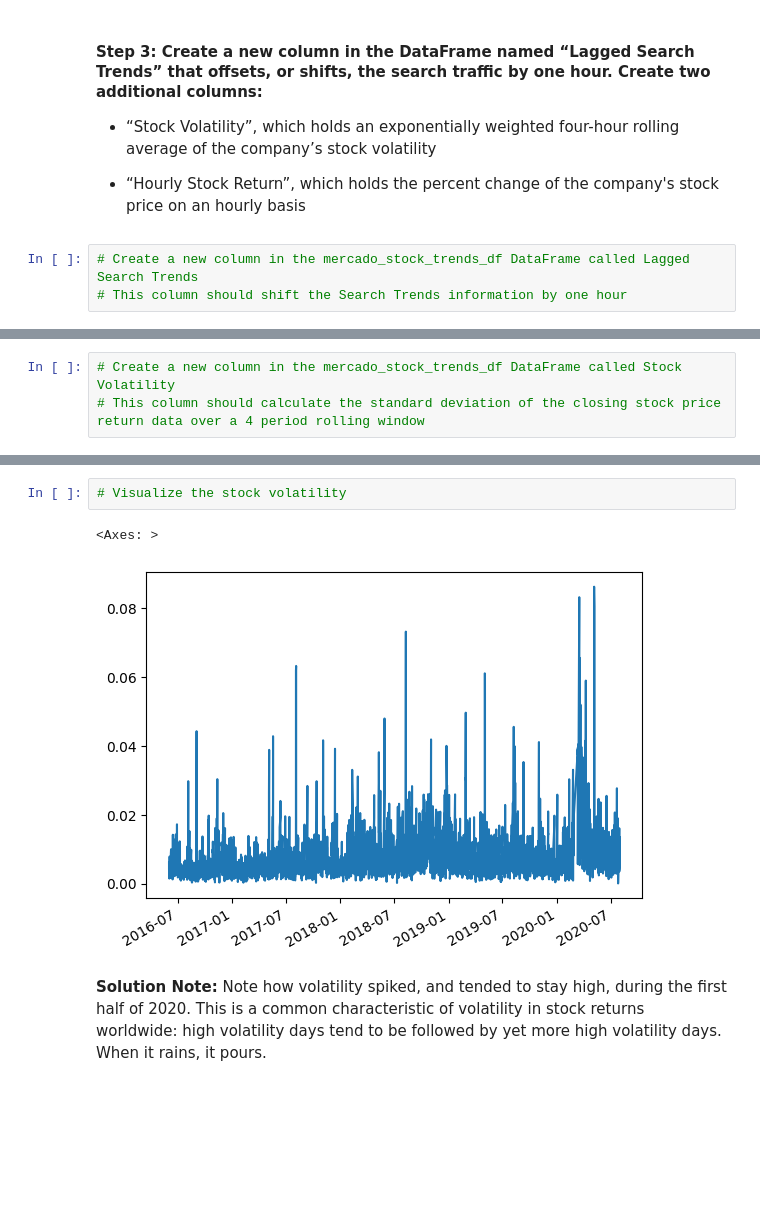
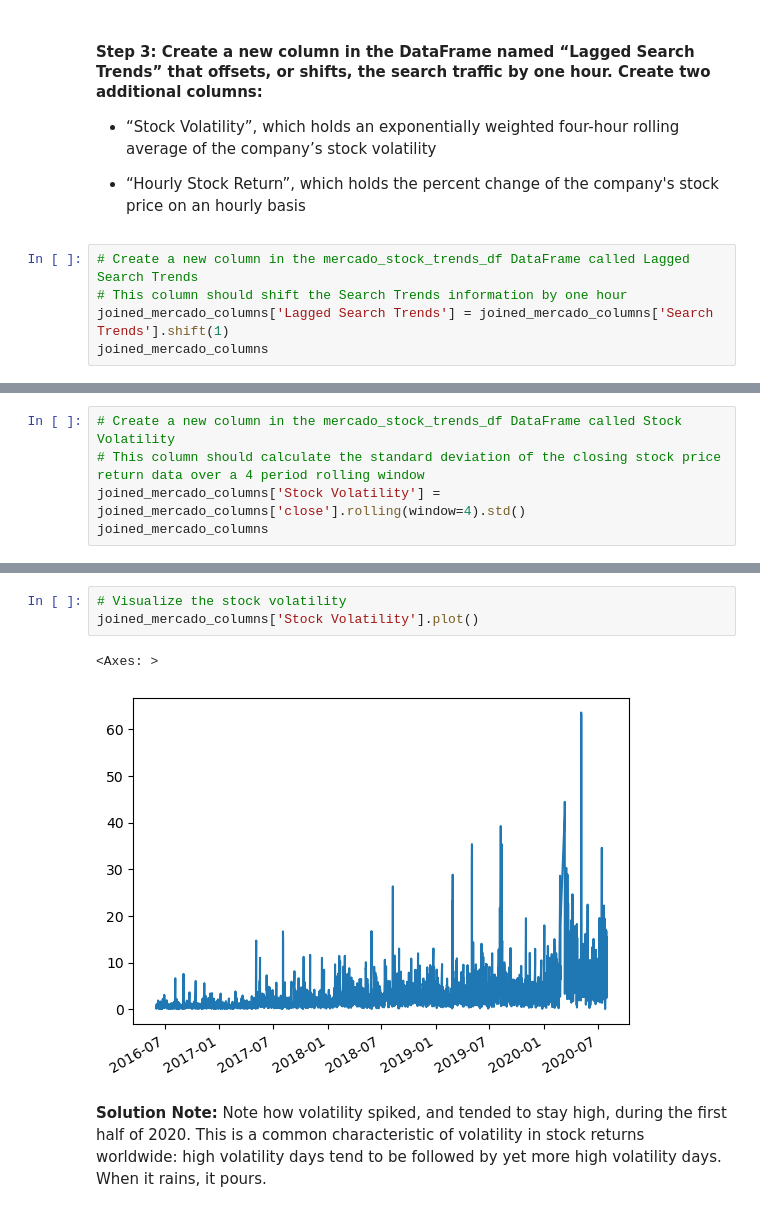
Before and after one commit to DanB369/prophet-challenge, a Jupyter notebook: forecasting_net_prophet.ipynb, the cells around one changed output, grey strips where cells are left out. Saved outputs shown, nothing was run; the diff lists cells and outputs as text; blank space fills up the shorter version.

```diff
--- a/forecasting_net_prophet.ipynb
+++ b/forecasting_net_prophet.ipynb
@@ -293,3 +306,5 @@ array([<Axes: >, <Axes: >], dtype=object)
 # %%
 # Create a new column in the mercado_stock_trends_df DataFrame called Lagged Search Trends
 # This column should shift the Search Trends information by one hour
+joined_mercado_columns['Lagged Search Trends'] = joined_mercado_columns['Search Trends'].shift(1)
+joined_mercado_columns
@@ -296,3 +325,5 @@ array([<Axes: >, <Axes: >], dtype=object)
 # %%
 # Create a new column in the mercado_stock_trends_df DataFrame called Stock Volatility
 # This column should calculate the standard deviation of the closing stock price return data over a 4 period rolling window
+joined_mercado_columns['Stock Volatility'] = joined_mercado_columns['close'].rolling(window=4).std()
+joined_mercado_columns
@@ -299,8 +344,9 @@ array([<Axes: >, <Axes: >], dtype=object)
 # %%
 # Visualize the stock volatility
+joined_mercado_columns['Stock Volatility'].plot()
 # %% [output]
 <Axes: >
-[figure, old version]
+[figure, new version]
 # %% [markdown]
 **Solution Note:** Note how volatility spiked, and tended to stay high, during the first half of 2020. This is a common characteristic of volatility in stock returns worldwide: high volatility days tend to be followed by yet more high volatility days. When it rains, it pours.
 # %%
```
Also changed, not shown: parts of 33 cells of this notebook.
